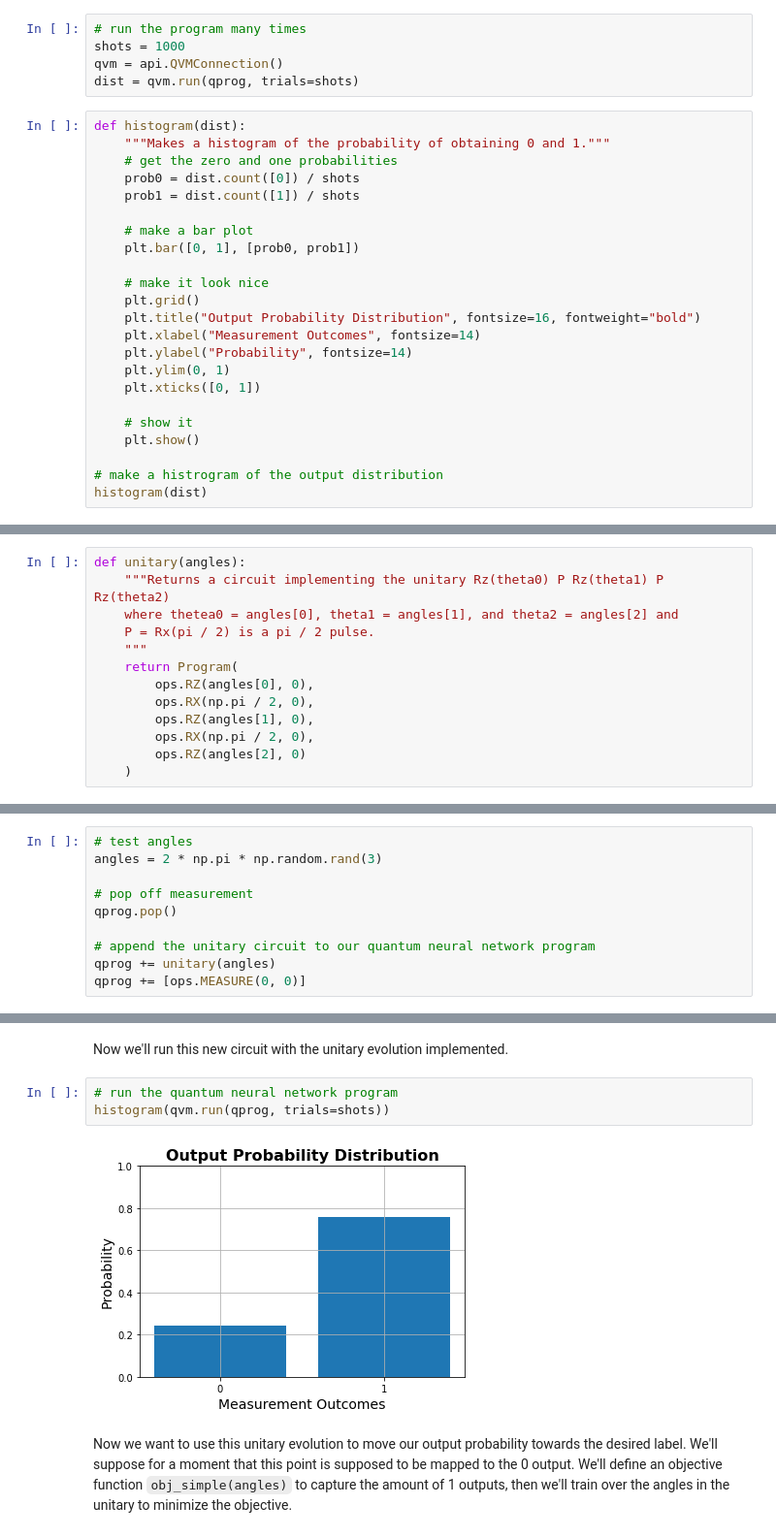
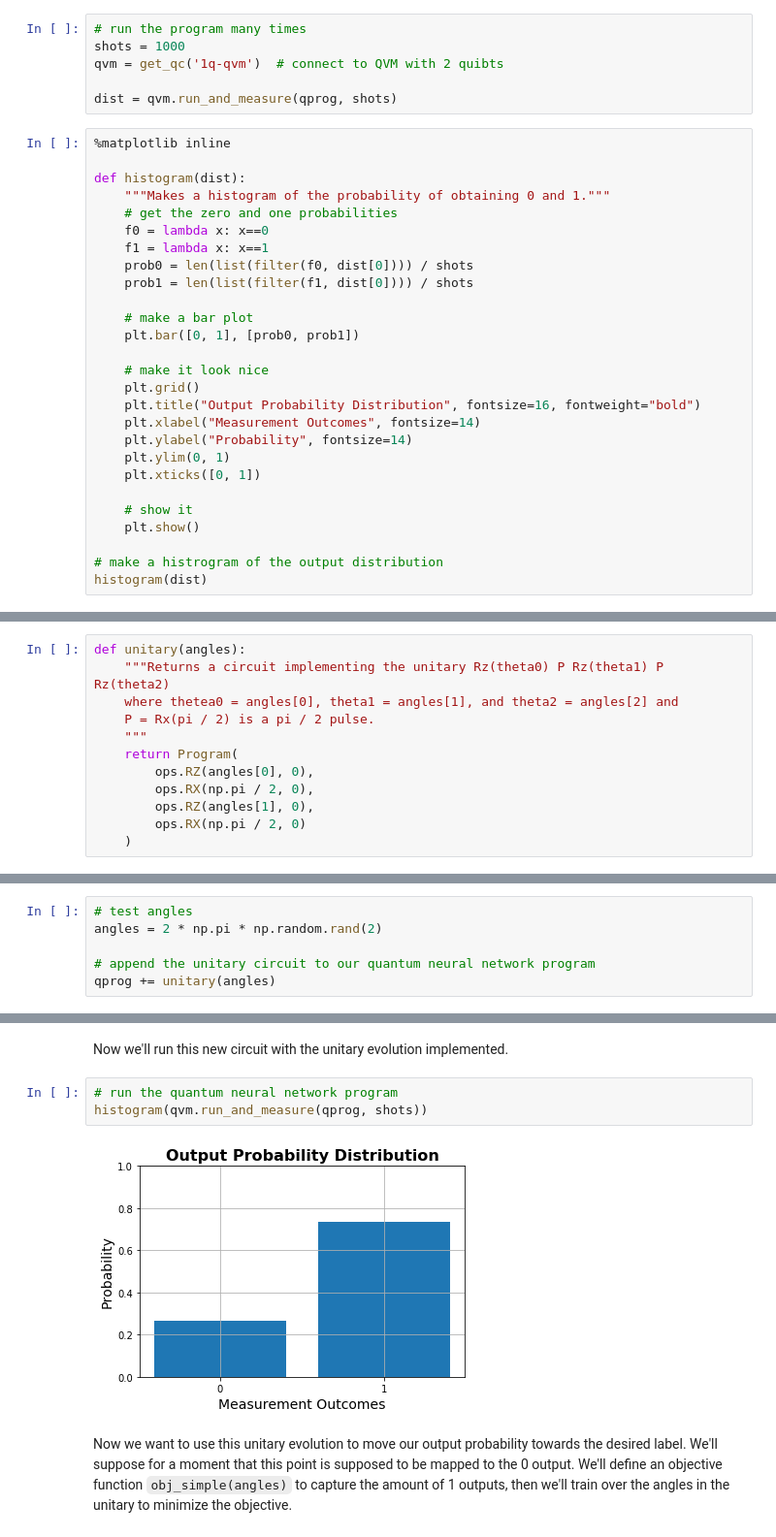
Before and after one commit to QuantumAI-lib/NISQAI, a Jupyter notebook: examples/one-qubit-classifier/one-qubit-classifier.ipynb, the cells around one changed output, grey strips where cells are left out. Shown at 97% size. Saved outputs shown, nothing was run; the diff lists cells and outputs as text.

Commit message:
Updating one qubit classifier example notebook for pyQuil >= v2.4.0 with minor other changes.
Updated Bloch sphere plotting.
Reduced number of angles in ansatz.

````diff
--- a/examples/one-qubit-classifier/one-qubit-classifier.ipynb
+++ b/examples/one-qubit-classifier/one-qubit-classifier.ipynb
@@ -255,14 +281,19 @@ MEASURE 0 [0]
 # %%
 # run the program many times
 shots = 1000
-qvm = api.QVMConnection()
-dist = qvm.run(qprog, trials=shots)
+qvm = get_qc('1q-qvm')  # connect to QVM with 2 quibts
+
+dist = qvm.run_and_measure(qprog, shots)
 # %%
+%matplotlib inline
+
 def histogram(dist):
     """Makes a histogram of the probability of obtaining 0 and 1."""
     # get the zero and one probabilities
-    prob0 = dist.count([0]) / shots
-    prob1 = dist.count([1]) / shots
+    f0 = lambda x: x==0
+    f1 = lambda x: x==1
+    prob0 = len(list(filter(f0, dist[0]))) / shots
+    prob1 = len(list(filter(f1, dist[0]))) / shots
 
     # make a bar plot
     plt.bar([0, 1], [prob0, prob1])
@@ -302,21 +333,16 @@ def unitary(angles):
         ops.RZ(angles[0], 0),
         ops.RX(np.pi / 2, 0),
         ops.RZ(angles[1], 0),
-        ops.RX(np.pi / 2, 0),
-        ops.RZ(angles[2], 0)
+        ops.RX(np.pi / 2, 0)
     )
 # %% [markdown]
 Next we use it to add unitary evolution to our quantum neural network for some given angles.
 # %%
 # test angles
-angles = 2 * np.pi * np.random.rand(3)
-
-# pop off measurement
-qprog.pop()
+angles = 2 * np.pi * np.random.rand(2)
 
 # append the unitary circuit to our quantum neural network program
 qprog += unitary(angles)
-qprog += [ops.MEASURE(0, 0)]
 # %%
 print(qprog)
 # %% [output]
@@ -335,9 +359,9 @@ MEASURE 0 [0]
 Now we'll run this new circuit with the unitary evolution implemented.
 # %%
 # run the quantum neural network program
-histogram(qvm.run(qprog, trials=shots))
+histogram(qvm.run_and_measure(qprog, shots))
 # %% [output]
-[figure, old version]
+[figure, new version]
 # %% [markdown]
 Now we want to use this unitary evolution to move our output probability towards the desired label. We'll suppose for a moment that this point is supposed to be mapped to the 0 output. We'll define an objective function ```obj_simple(angles)``` to capture the amount of 1 outputs, then we'll train over the angles in the unitary to minimize the objective.
 # %%
````
Also changed, not shown: parts of 18 cells of this notebook.
